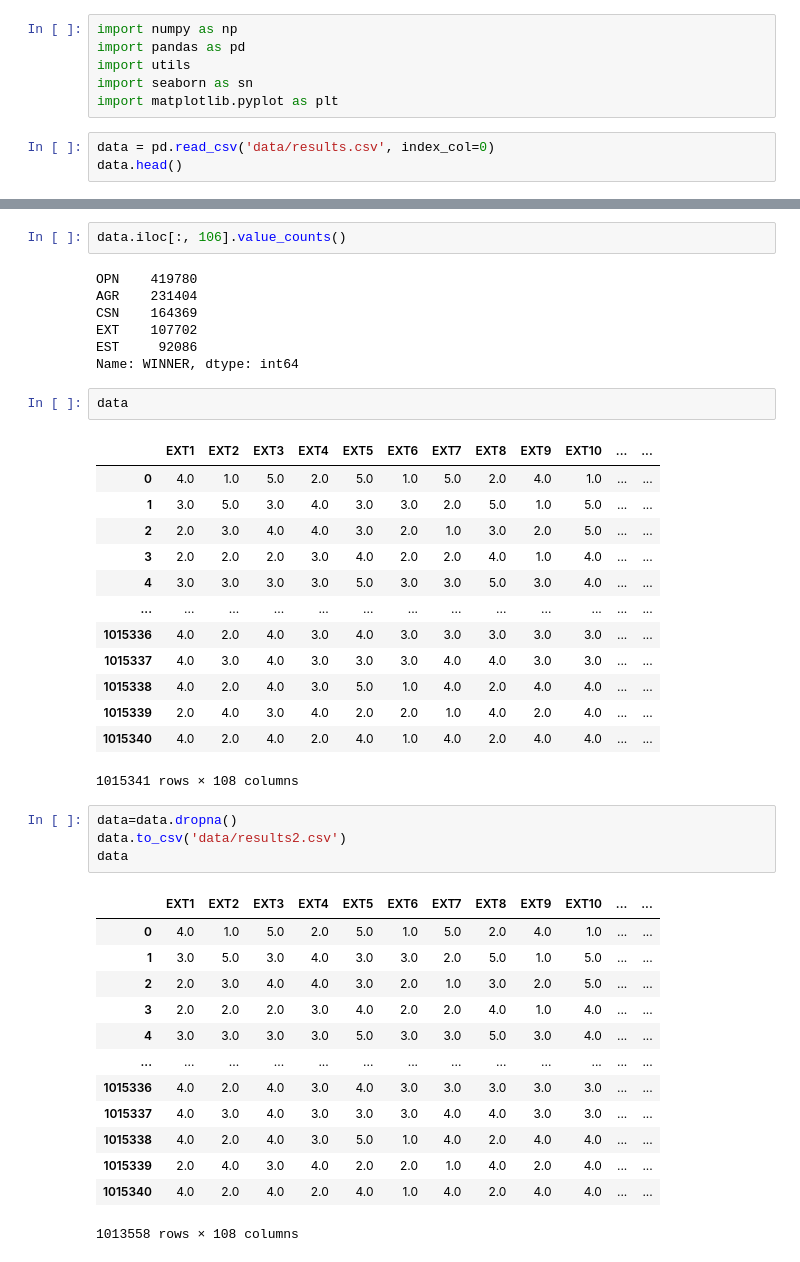
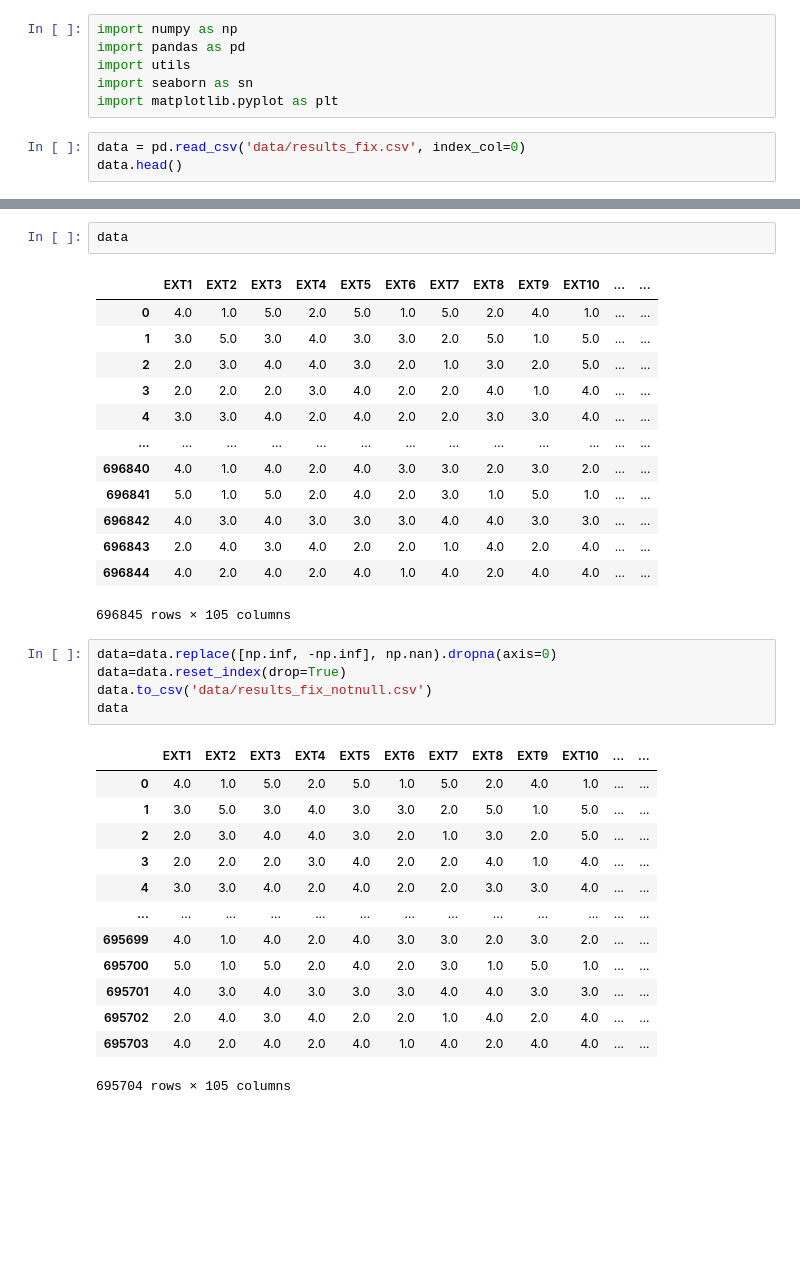
Before and after one commit to Karolina1110/personality_data, a Jupyter notebook: data_analisis.ipynb, the cells around one changed output, grey strips where cells are left out. Drawn from its saved outputs; the diff is of its cells as text; blank space fills up the shorter version.

```diff
--- a/data_analisis.ipynb
+++ b/data_analisis.ipynb
@@ -5,7 +5,7 @@ import utils
 import seaborn as sn
 import matplotlib.pyplot as plt
 # %%
-data = pd.read_csv('data/results.csv', index_col=0)
+data = pd.read_csv('data/results_fix.csv', index_col=0)
 data.head()
 # %% [output]
 |  | EXT1 | EXT2 | EXT3 | EXT4 | EXT5 | EXT6 | EXT7 | EXT8 | EXT9 | EXT10 | ... | ... |
@@ -101,12 +58,3 @@ Length: 108, dtype: int64
-# %%
-data.iloc[:, 106].value_counts()
-# %% [output]
-OPN    419780
-AGR    231404
-CSN    164369
-EXT    107702
-EST     92086
-Name: WINNER, dtype: int64
 # %%
 data
 # %% [output]
@@ -115,29 +63,30 @@ data
 | 1 | 3.0 | 5.0 | 3.0 | 4.0 | 3.0 | 3.0 | 2.0 | 5.0 | 1.0 | 5.0 | ... | ... |
 | 2 | 2.0 | 3.0 | 4.0 | 4.0 | 3.0 | 2.0 | 1.0 | 3.0 | 2.0 | 5.0 | ... | ... |
 | 3 | 2.0 | 2.0 | 2.0 | 3.0 | 4.0 | 2.0 | 2.0 | 4.0 | 1.0 | 4.0 | ... | ... |
-| 4 | 3.0 | 3.0 | 3.0 | 3.0 | 5.0 | 3.0 | 3.0 | 5.0 | 3.0 | 4.0 | ... | ... |
+| 4 | 3.0 | 3.0 | 4.0 | 2.0 | 4.0 | 2.0 | 2.0 | 3.0 | 3.0 | 4.0 | ... | ... |
 | ... | ... | ... | ... | ... | ... | ... | ... | ... | ... | ... | ... | ... |
-| 1015336 | 4.0 | 2.0 | 4.0 | 3.0 | 4.0 | 3.0 | 3.0 | 3.0 | 3.0 | 3.0 | ... | ... |
-| 1015337 | 4.0 | 3.0 | 4.0 | 3.0 | 3.0 | 3.0 | 4.0 | 4.0 | 3.0 | 3.0 | ... | ... |
-| 1015338 | 4.0 | 2.0 | 4.0 | 3.0 | 5.0 | 1.0 | 4.0 | 2.0 | 4.0 | 4.0 | ... | ... |
-| 1015339 | 2.0 | 4.0 | 3.0 | 4.0 | 2.0 | 2.0 | 1.0 | 4.0 | 2.0 | 4.0 | ... | ... |
-| 1015340 | 4.0 | 2.0 | 4.0 | 2.0 | 4.0 | 1.0 | 4.0 | 2.0 | 4.0 | 4.0 | ... | ... |
+| 696840 | 4.0 | 1.0 | 4.0 | 2.0 | 4.0 | 3.0 | 3.0 | 2.0 | 3.0 | 2.0 | ... | ... |
+| 696841 | 5.0 | 1.0 | 5.0 | 2.0 | 4.0 | 2.0 | 3.0 | 1.0 | 5.0 | 1.0 | ... | ... |
+| 696842 | 4.0 | 3.0 | 4.0 | 3.0 | 3.0 | 3.0 | 4.0 | 4.0 | 3.0 | 3.0 | ... | ... |
+| 696843 | 2.0 | 4.0 | 3.0 | 4.0 | 2.0 | 2.0 | 1.0 | 4.0 | 2.0 | 4.0 | ... | ... |
+| 696844 | 4.0 | 2.0 | 4.0 | 2.0 | 4.0 | 1.0 | 4.0 | 2.0 | 4.0 | 4.0 | ... | ... |
-1015341 rows × 108 columns
+696845 rows × 105 columns
 # %%
-data=data.dropna()
-data.to_csv('data/results2.csv')
+data=data.replace([np.inf, -np.inf], np.nan).dropna(axis=0)
+data=data.reset_index(drop=True)
+data.to_csv('data/results_fix_notnull.csv')
 data
 # %% [output]
 |  | EXT1 | EXT2 | EXT3 | EXT4 | EXT5 | EXT6 | EXT7 | EXT8 | EXT9 | EXT10 | ... | ... |
 | 0 | 4.0 | 1.0 | 5.0 | 2.0 | 5.0 | 1.0 | 5.0 | 2.0 | 4.0 | 1.0 | ... | ... |
 | 1 | 3.0 | 5.0 | 3.0 | 4.0 | 3.0 | 3.0 | 2.0 | 5.0 | 1.0 | 5.0 | ... | ... |
 | 2 | 2.0 | 3.0 | 4.0 | 4.0 | 3.0 | 2.0 | 1.0 | 3.0 | 2.0 | 5.0 | ... | ... |
 | 3 | 2.0 | 2.0 | 2.0 | 3.0 | 4.0 | 2.0 | 2.0 | 4.0 | 1.0 | 4.0 | ... | ... |
-| 4 | 3.0 | 3.0 | 3.0 | 3.0 | 5.0 | 3.0 | 3.0 | 5.0 | 3.0 | 4.0 | ... | ... |
+| 4 | 3.0 | 3.0 | 4.0 | 2.0 | 4.0 | 2.0 | 2.0 | 3.0 | 3.0 | 4.0 | ... | ... |
 | ... | ... | ... | ... | ... | ... | ... | ... | ... | ... | ... | ... | ... |
-| 1015336 | 4.0 | 2.0 | 4.0 | 3.0 | 4.0 | 3.0 | 3.0 | 3.0 | 3.0 | 3.0 | ... | ... |
-| 1015337 | 4.0 | 3.0 | 4.0 | 3.0 | 3.0 | 3.0 | 4.0 | 4.0 | 3.0 | 3.0 | ... | ... |
-| 1015338 | 4.0 | 2.0 | 4.0 | 3.0 | 5.0 | 1.0 | 4.0 | 2.0 | 4.0 | 4.0 | ... | ... |
-| 1015339 | 2.0 | 4.0 | 3.0 | 4.0 | 2.0 | 2.0 | 1.0 | 4.0 | 2.0 | 4.0 | ... | ... |
-| 1015340 | 4.0 | 2.0 | 4.0 | 2.0 | 4.0 | 1.0 | 4.0 | 2.0 | 4.0 | 4.0 | ... | ... |
+| 695699 | 4.0 | 1.0 | 4.0 | 2.0 | 4.0 | 3.0 | 3.0 | 2.0 | 3.0 | 2.0 | ... | ... |
+| 695700 | 5.0 | 1.0 | 5.0 | 2.0 | 4.0 | 2.0 | 3.0 | 1.0 | 5.0 | 1.0 | ... | ... |
+| 695701 | 4.0 | 3.0 | 4.0 | 3.0 | 3.0 | 3.0 | 4.0 | 4.0 | 3.0 | 3.0 | ... | ... |
+| 695702 | 2.0 | 4.0 | 3.0 | 4.0 | 2.0 | 2.0 | 1.0 | 4.0 | 2.0 | 4.0 | ... | ... |
+| 695703 | 4.0 | 2.0 | 4.0 | 2.0 | 4.0 | 1.0 | 4.0 | 2.0 | 4.0 | 4.0 | ... | ... |
-1013558 rows × 108 columns
+695704 rows × 105 columns
```
Also changed, not shown: parts of 17 cells of this notebook, 6 other files.
